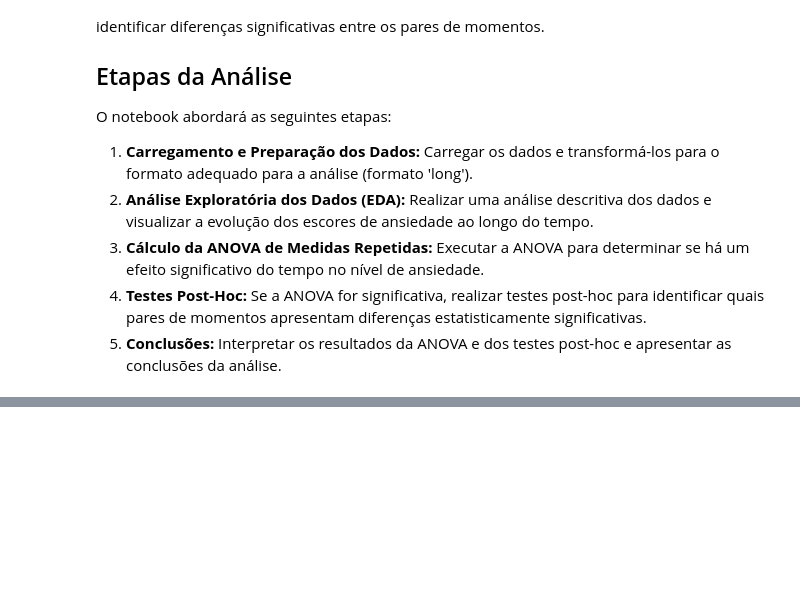
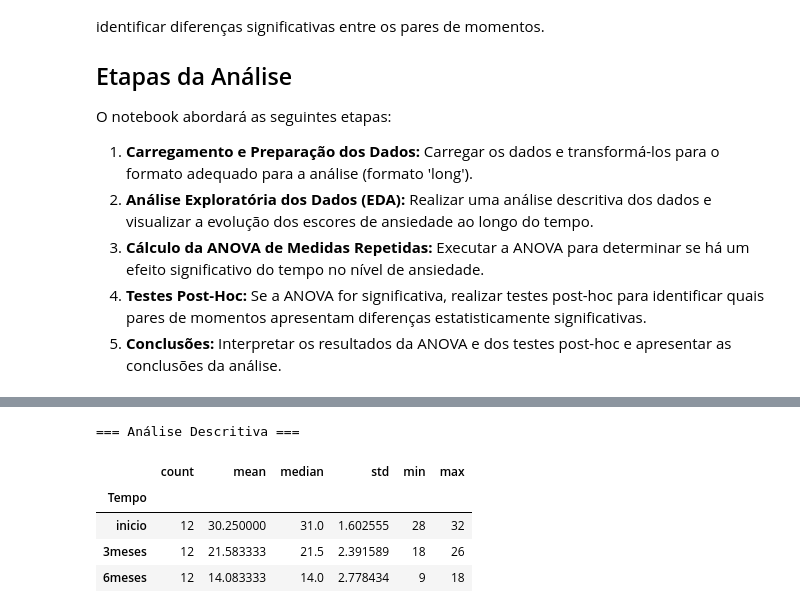
Before and after one commit to JCarapina/Estudos-praticos, a Jupyter notebook: 01_estatistica/notebooks/anova.ipynb, the cells around one changed output, grey strips where cells are left out. Drawn from its saved outputs; the diff is of its cells as text; code cells hidden in the pictures; blank space fills up the shorter version.

```diff
--- a/01_estatistica/notebooks/anova.ipynb
+++ b/01_estatistica/notebooks/anova.ipynb
@@ -271,0 +312,11 @@ O notebook abordará as seguintes etapas:
+# %%
+print("=== Análise Descritiva ===")
+desc_stats_ansiedade = data_long.groupby('Tempo')['Escore_Ansiedade'].agg(['count', 'mean', 'median', 'std', 'min', 'max'])
+desc_stats_ansiedade
+# %% [output]
+=== Análise Descritiva ===
+|  | count | mean | median | std | min | max |
+| Tempo |  |  |  |  |  |  |
+| inicio | 12 | 30.250000 | 31.0 | 1.602555 | 28 | 32 |
+| 3meses | 12 | 21.583333 | 21.5 | 2.391589 | 18 | 26 |
+| 6meses | 12 | 14.083333 | 14.0 | 2.778434 | 9 | 18 |
```
Also changed, not shown: parts of 9 cells of this notebook.
